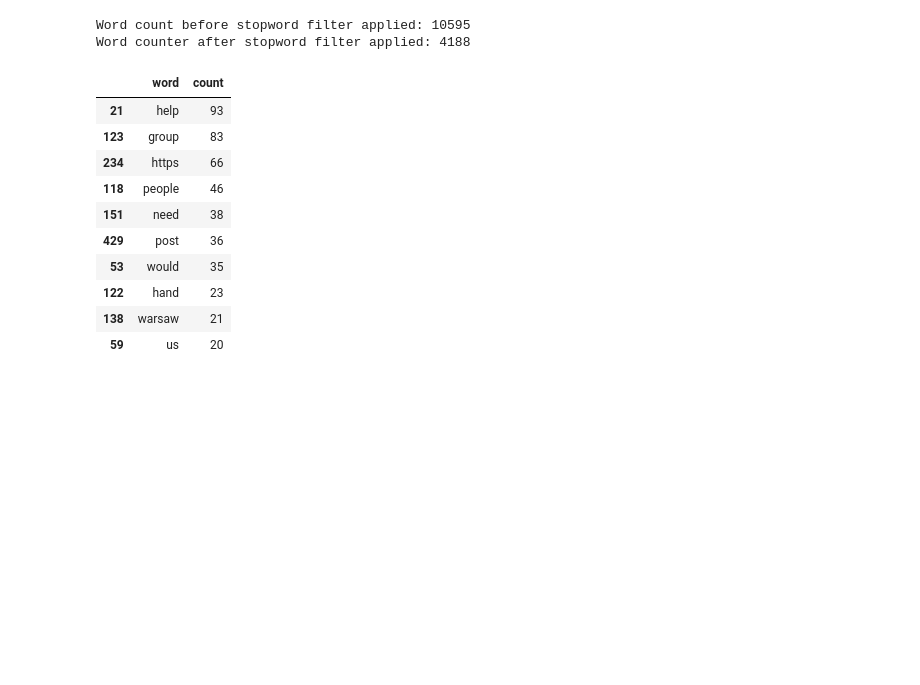
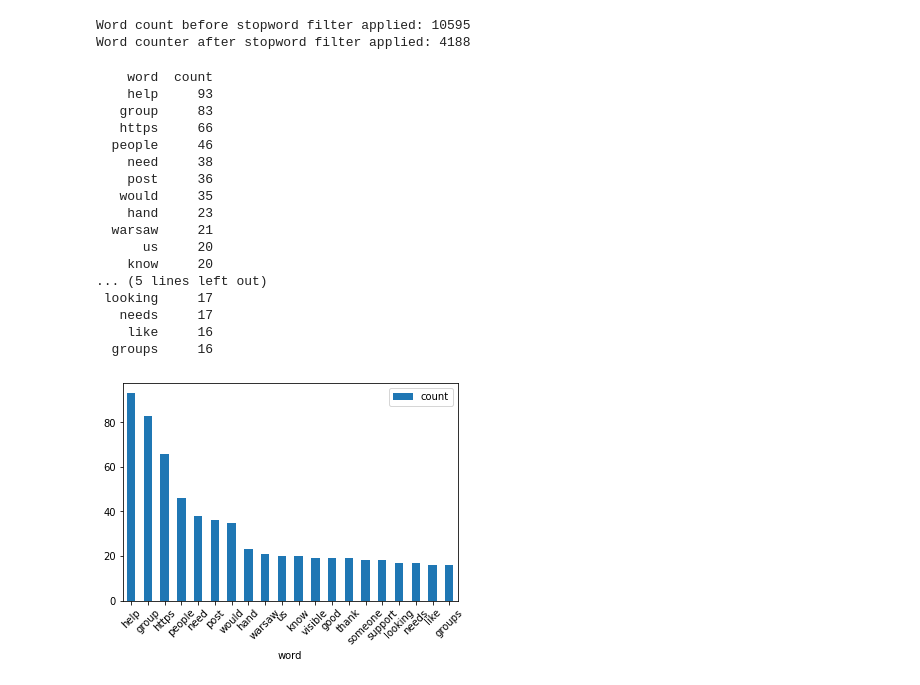
Before and after one commit to LordMaciek/vis_hand_fb, a Jupyter notebook: analyze.ipynb, the cells around one changed output. Cells and saved outputs as stored; diff of their text form; code cells hidden in the pictures; blank space fills up the shorter version.

```diff
--- a/analyze.ipynb
+++ b/analyze.ipynb
@@ -107,18 +106,31 @@ words_count = Counter(eng_entry_clean)
 top_words = pd.DataFrame.from_dict(words_count, orient='index').reset_index()
 top_words = top_words.rename(columns={'index':'word', 0:'count'})
 top_words = top_words.sort_values(by='count', ascending=False)
-top_words.head(10)
+top_words.reset_index(drop=True)
+top_20 = top_words.iloc[0:20]
-# %% [output]
-|  | word | count |
-| 21 | help | 93 |
-| 123 | group | 83 |
-| 234 | https | 66 |
-| 118 | people | 46 |
-| 151 | need | 38 |
-| 429 | post | 36 |
-| 53 | would | 35 |
-| 122 | hand | 23 |
-| 138 | warsaw | 21 |
-| 59 | us | 20 |
 # %%
-# In the final step we will prepare a neat presentation of colected data, including a Seaborne chart.
+# In the final step we will prepare a neat presentation of colected data, including a chart.
+
+print(top_20.to_string(index=False))
+top_20.plot(kind="bar", x="word", y="count")
+plt.xticks(rotation=45)
+plt.show()
+# %% [output]
+    word  count
+    help     93
+   group     83
+   https     66
+  people     46
+    need     38
+    post     36
+   would     35
+    hand     23
+  warsaw     21
+      us     20
+    know     20
+... (5 lines left out)
+ looking     17
+   needs     17
+    like     16
+  groups     16
+[figure, added]
```
Also changed, not shown: parts of 1 cell of this notebook, 3 other files.
